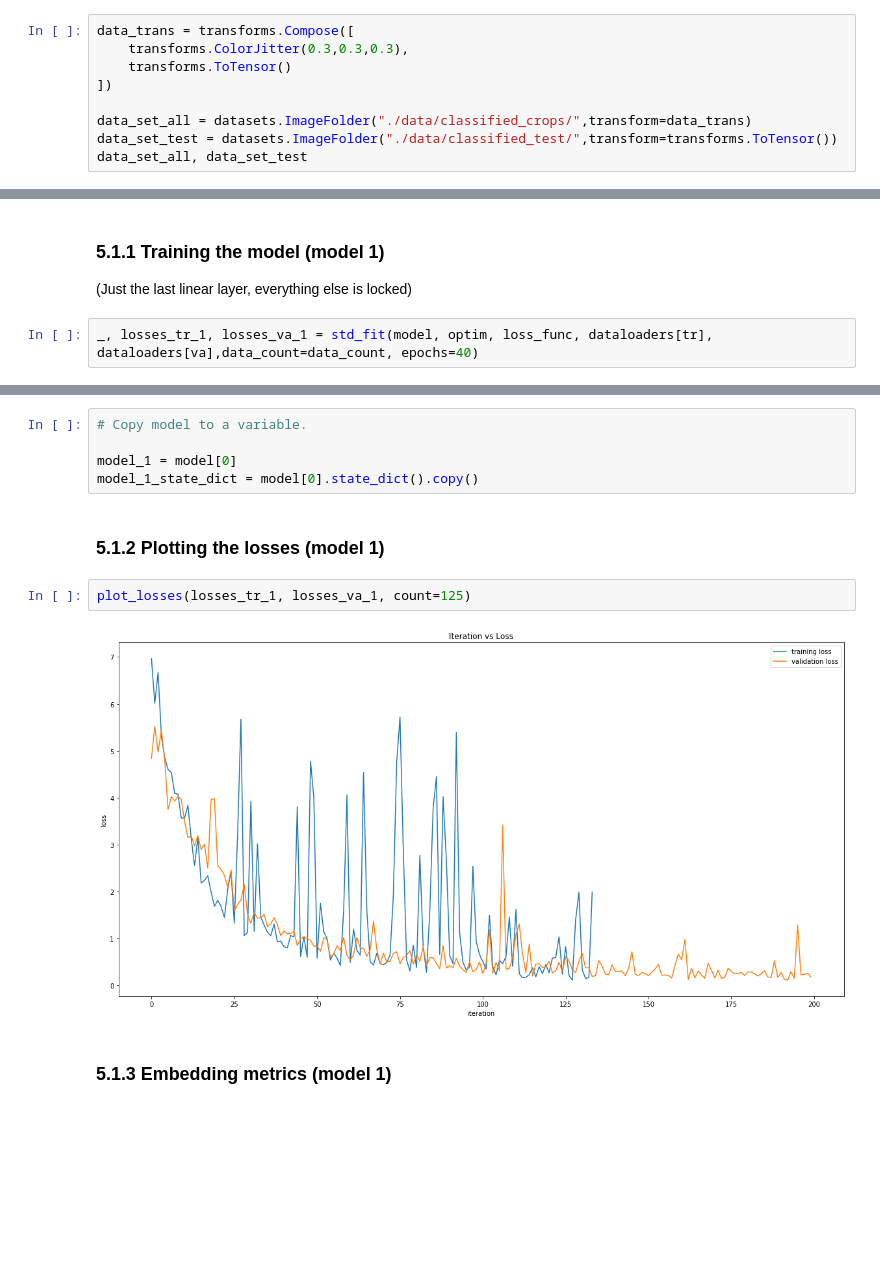
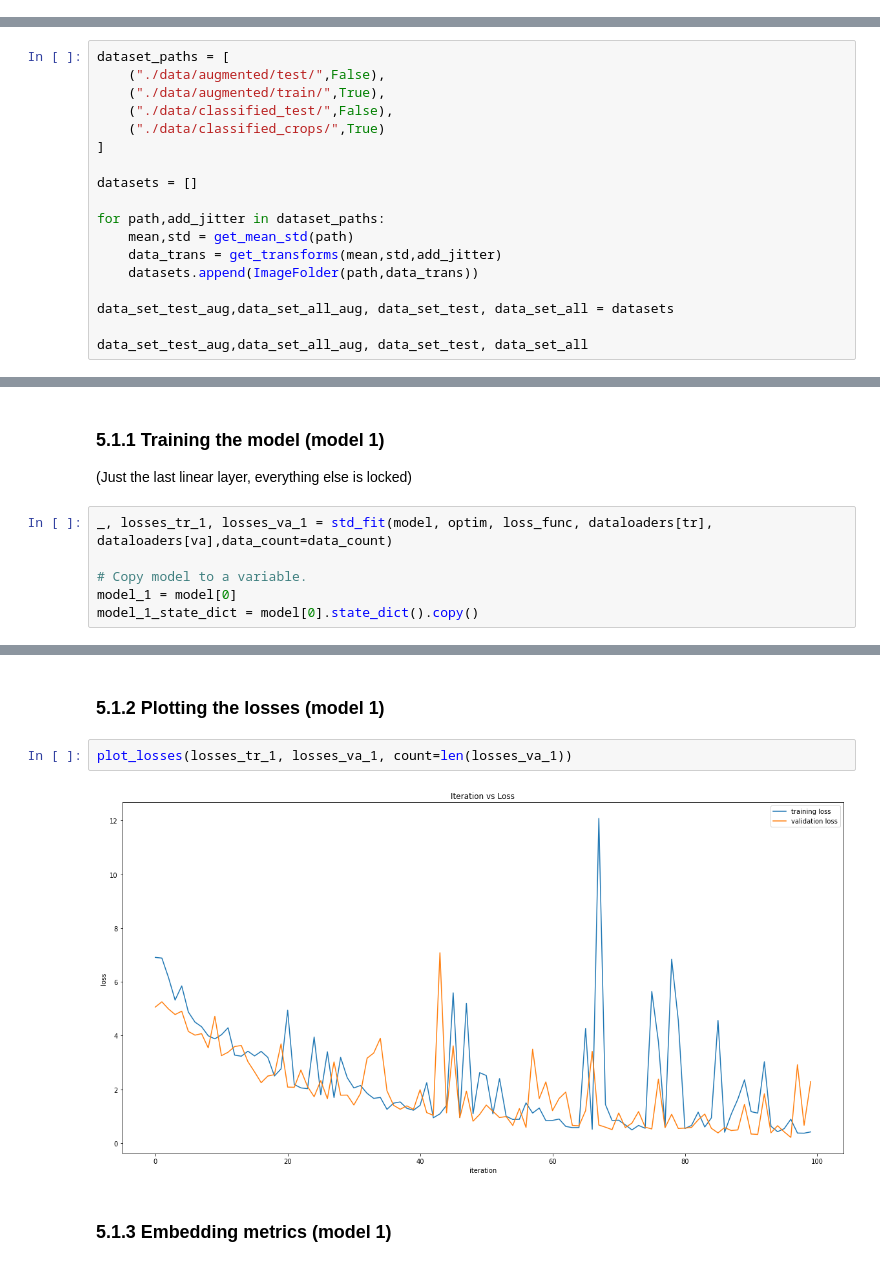
Before and after one commit to 18alantom/identify, a Jupyter notebook: Transfer Learning Experiments Ordered.ipynb, the cells around one changed output, grey strips where cells are left out. Drawn from its saved outputs; the diff is of its cells as text; blank space fills up the shorter version.

Commit message:
pull my hair out, test some more, add normalization, realize folly in predict

```diff
--- a/Transfer Learning Experiments Ordered.ipynb
+++ b/Transfer Learning Experiments Ordered.ipynb
@@ -22,12 +23,3 @@ from models.inception_resnet_v1 import InceptionResnetV1
 state_dict_unalt = InceptionResnetV1().state_dict().copy()
 # %% [markdown]
 # 1. Loading the data
-# %%
-data_trans = transforms.Compose([
-    transforms.ColorJitter(0.3,0.3,0.3),
-    transforms.ToTensor()
-])
-
-data_set_all = datasets.ImageFolder("./data/classified_crops/",transform=data_trans)
-data_set_test = datasets.ImageFolder("./data/classified_test/",transform=transforms.ToTensor())
-data_set_all, data_set_test
@@ -47,0 +47,18 @@ data_set_all, data_set_test
+# %%
+dataset_paths = [
+    ("./data/augmented/test/",False),
+    ("./data/augmented/train/",True),
+    ("./data/classified_test/",False),
+    ("./data/classified_crops/",True)
+]
+
+datasets = []
+
+for path,add_jitter in dataset_paths:
+    mean,std = get_mean_std(path)
+    data_trans = get_transforms(mean,std,add_jitter)
+    datasets.append(ImageFolder(path,data_trans))
+
+data_set_test_aug,data_set_all_aug, data_set_test, data_set_all = datasets
+
+data_set_test_aug,data_set_all_aug, data_set_test, data_set_all
@@ -535,5 +582,9 @@ loss_func = nn.CrossEntropyLoss(weight)
 ### 5.1.1 Training the model (model 1)
 (Just the last linear layer, everything else is locked)
 # %%
-_, losses_tr_1, losses_va_1 = std_fit(model, optim, loss_func, dataloaders[tr], dataloaders[va],data_count=data_count, epochs=40)
+_, losses_tr_1, losses_va_1 = std_fit(model, optim, loss_func, dataloaders[tr], dataloaders[va],data_count=data_count)
+
+# Copy model to a variable.
+model_1 = model[0]
+model_1_state_dict = model[0].state_dict().copy()
 # %% [output]
@@ -557,14 +608,9 @@ Time taken: 6 m 21.155 s, Best accuracy: 0.962
-# %%
-# Copy model to a variable.
-
-model_1 = model[0]
-model_1_state_dict = model[0].state_dict().copy()
 # %% [markdown]
 ### 5.1.2 Plotting the losses (model 1)
 # %%
-plot_losses(losses_tr_1, losses_va_1, count=125)
+plot_losses(losses_tr_1, losses_va_1, count=len(losses_va_1))
 # %% [output]
-[figure, old version]
+[figure, new version]
 # %% [markdown]
 ### 5.1.3 Embedding metrics (model 1)
 # %%
```
Also changed, not shown: parts of 24 cells of this notebook, 4 other files.
